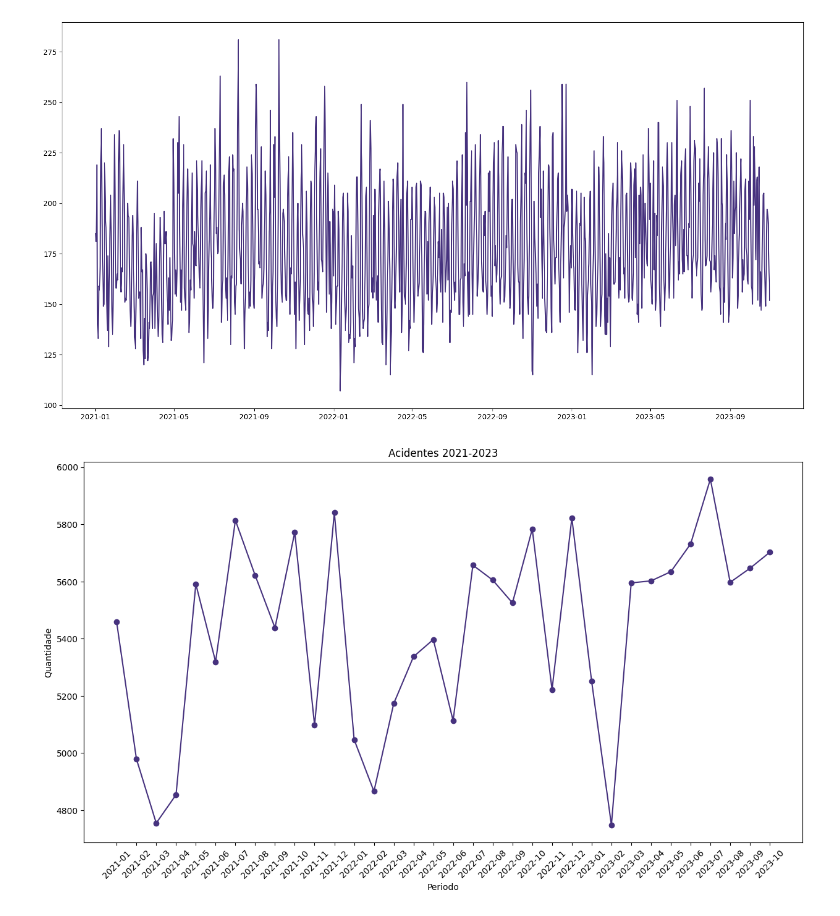
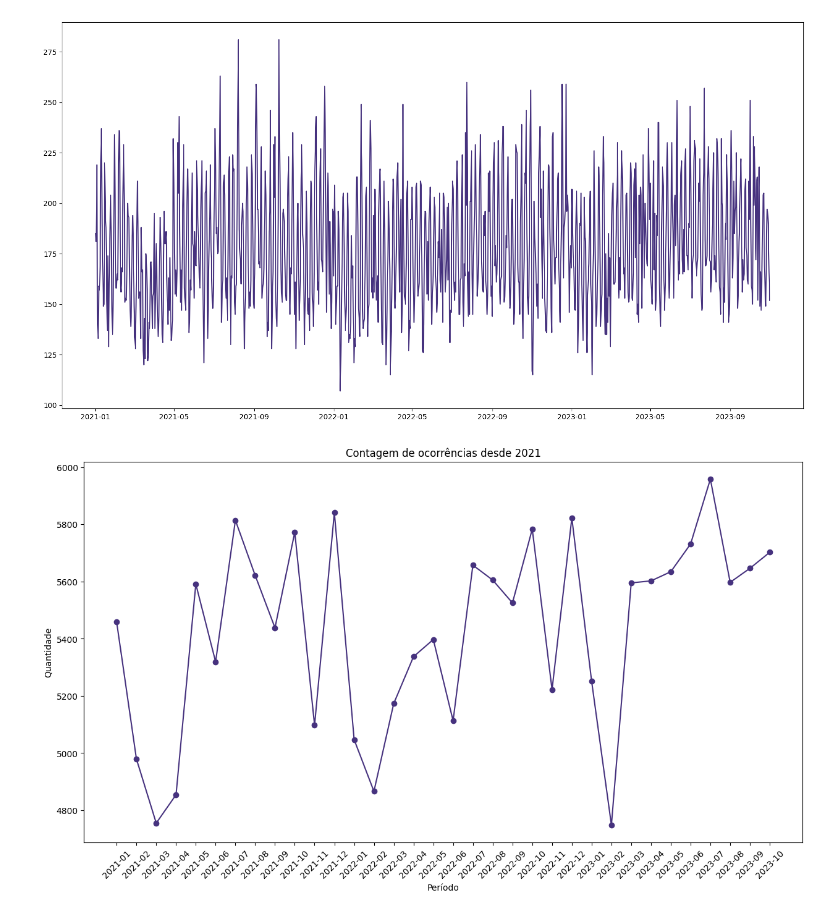
Before and after one commit to Muniz97/Data-Science---Federal-road-accidents---Brazil, a Jupyter notebook: 2 - Statistic/Federal_Accidents_Statistic.ipynb, the cells around one changed output. Drawn from its saved outputs; the diff is of its cells as text; code cells hidden in the pictures.

```diff
--- a/2 - Statistic/Federal_Accidents_Statistic.ipynb
+++ b/2 - Statistic/Federal_Accidents_Statistic.ipynb
@@ -118,13 +118,14 @@ plt.tight_layout()
 # %%
 count_por_mes = df['ano_mes'].value_counts().sort_index()
 
-plt.figure(figsize = (15,8))
-plt.plot(count_por_mes.index.astype(str), count_por_mes.values, marker = 'o')
-plt.title('Acidentes 2021-2023')
-plt.xlabel('Periodo')
+plt.figure(figsize=(15, 8))
+plt.plot(count_por_mes.index.astype(str), count_por_mes.values, marker='o')
+
+plt.title('Contagem de ocorrências desde 2021')
+plt.xlabel('Período')
 plt.ylabel('Quantidade')
 
-plt.xticks(rotation = 45)
-plt.show() # Para remover os rótulos
+plt.xticks(rotation=45)
+plt.show()
 # %% [output]
-[figure, old version]
+[figure, new version]
```
Also changed, not shown: parts of 4 cells of this notebook.
